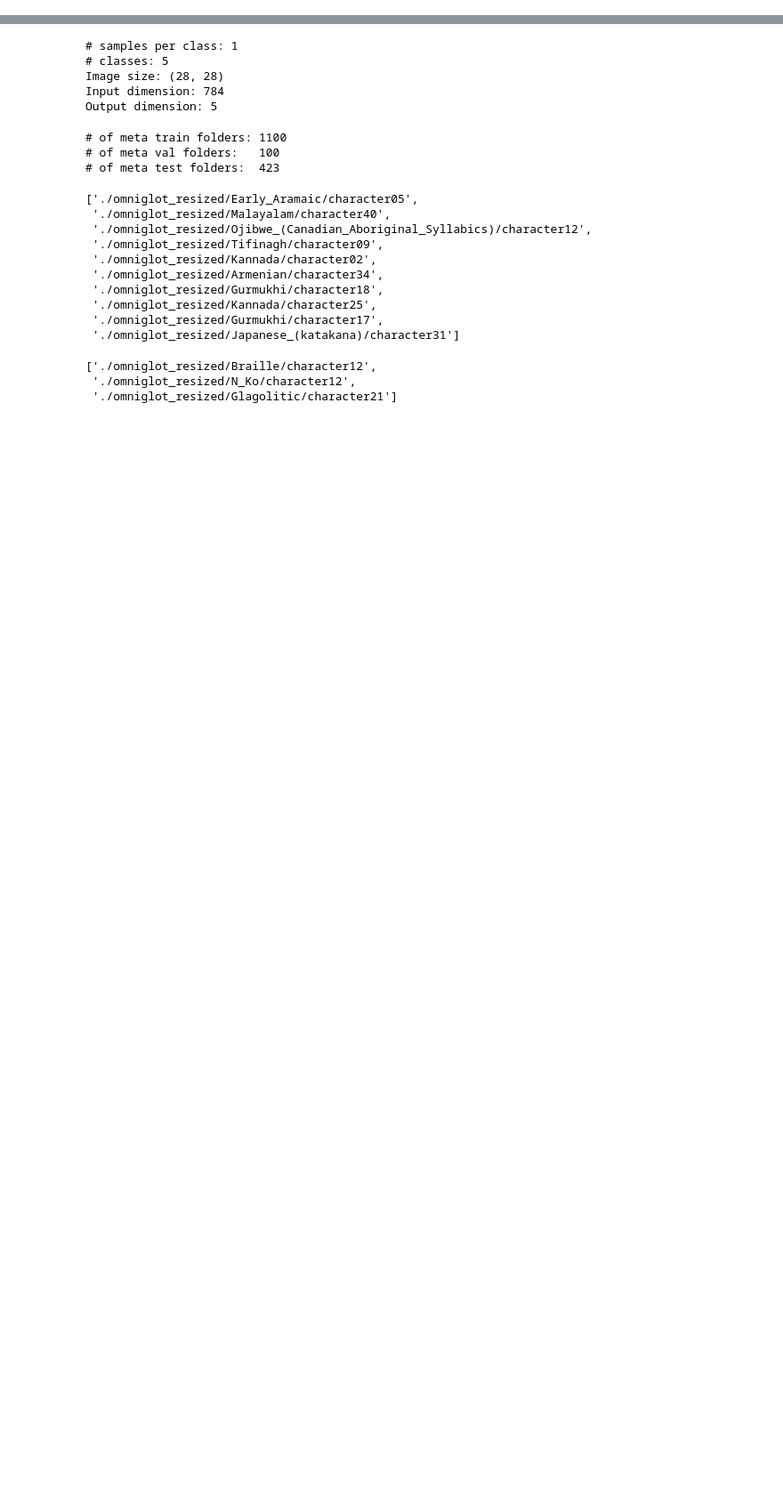
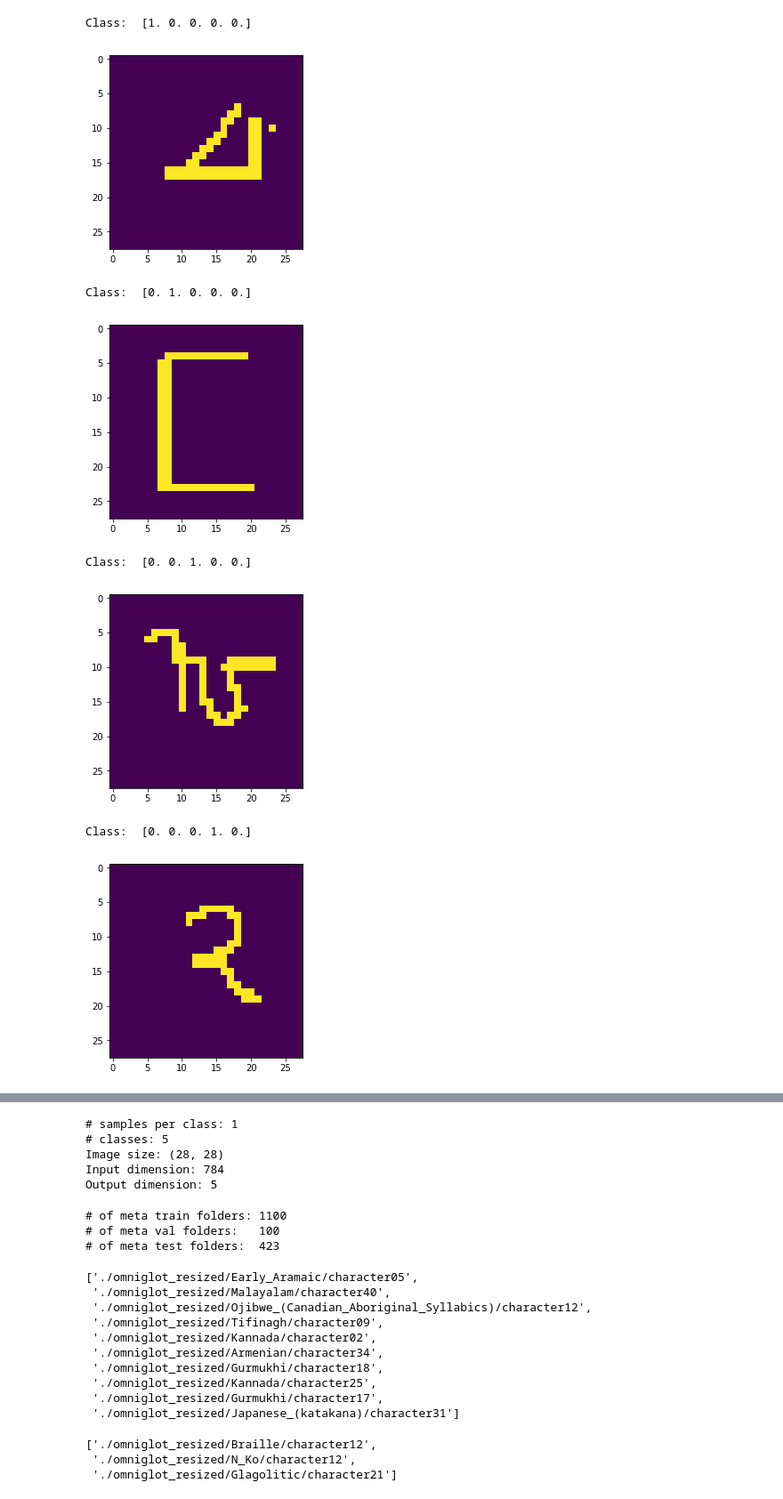
Before and after one commit to LecJackS/CS-330-Deep-Multi-Task-and-Meta-Learning, a Jupyter notebook: Homework 1 - Step by step.ipynb, the cells around one changed output, grey strips where cells are left out. Shown at 89% size. Saved outputs shown, nothing was run; the diff lists cells and outputs as text; code cells hidden in the pictures; blank space fills up the shorter version.

```diff
--- a/Homework 1 - Step by step.ipynb
+++ b/Homework 1 - Step by step.ipynb
@@ -51,7 +55,7 @@ class DataGenerator(object):
         self.metatest_character_folders = character_folders[
             num_train + num_val:]
 
-    def sample_batch(self, batch_type, batch_size, K=1, N=5):
+    def sample_batch(self, batch_type, batch_size=1, k_samples=1, n_classes=5):
         """
         Samples a batch for training, validation, or testing
         Args:
@@ -70,17 +74,28 @@ class DataGenerator(object):
 
         #############################
         #### YOUR CODE GOES HERE ####
-        all_image_batches = np.array(batch_size, K, N, 784)
-        all_label_batches = np.array(batch_size, K, N, N)
+        pixels = 28*28
+        all_image_batches = np.ndarray((batch_size, k_samples, n_classes, pixels))
+        all_label_batches = np.ndarray((batch_size, k_samples, n_classes, n_classes))
+        #print("all_image_batches shape: ", all_image_batches.shape)
         for b in range(batch_size):
             # Take N samples from all alphabet folders
-            sample_paths  = random.sample(folders, N)
+            sample_paths  = random.sample(folders, n_classes)
             sample_labels = [os.path.basename(os.path.split(family)[0]) for family in sample_paths]
-            images_labels = get_images(sample_paths, sample_labels, K)
+            images_labels = get_images(sample_paths, sample_labels, k_samples)
 
             # TODO: COrrect use of dimension
-            all_image_batches = [i for i,l in images_labels]
-            all_label_batches = [l for i,l in images_labels]
-        #############################
+            count = 0
+            for k in range(k_samples):
+                for n in range(n_classes):
+                    #print(images_labels[count][1])
+                    all_image_batches[b, k, n, :] = image_file_to_array(filename=images_labels[count][1], dim_input=pixels)
+                    #print(np.repeat([images_labels[count][0]], n_classes, axis=0))
+                    #all_label_batches[b, k, n, :] = np.repeat([images_labels[count][0]], n_classes, axis=0)
+                    # Labels as one-hot vectors
+                    all_label_batches[b, k, n, :] = np.zeros(n_classes)
+                    all_label_batches[b, k, n, count] = 1
+                    count +=1
+            #############################
 
         return all_image_batches, all_label_batches
@@ -98,0 +105,4 @@ c.get('data_folder', 'asd')
+# %%
+images, labels = data.sample_batch('train', batch_size=10)
+print("Batch of images of shape:", images.shape)
+print("Batch of labels of shape:", labels.shape)
@@ -98,0 +112,3 @@ c.get('data_folder', 'asd')
+# %%
+for i in range(5):
+    print(labels[0,0,i])
@@ -98,0 +123,14 @@ c.get('data_folder', 'asd')
+# %%
+for i in range(5):
+    print("Class: ", labels[0,0,i])
+    plt.imshow(images[0,0,i].reshape((28,28)))
+    plt.show()
+# %% [output]
+Class:  [1. 0. 0. 0. 0.]
+[figure, added]
+Class:  [0. 1. 0. 0. 0.]
+[figure, added]
+Class:  [0. 0. 1. 0. 0.]
+[figure, added]
+Class:  [0. 0. 0. 1. 0.]
+[figure, added]
```
Also changed, not shown: parts of 12 cells of this notebook, 2 other files.
